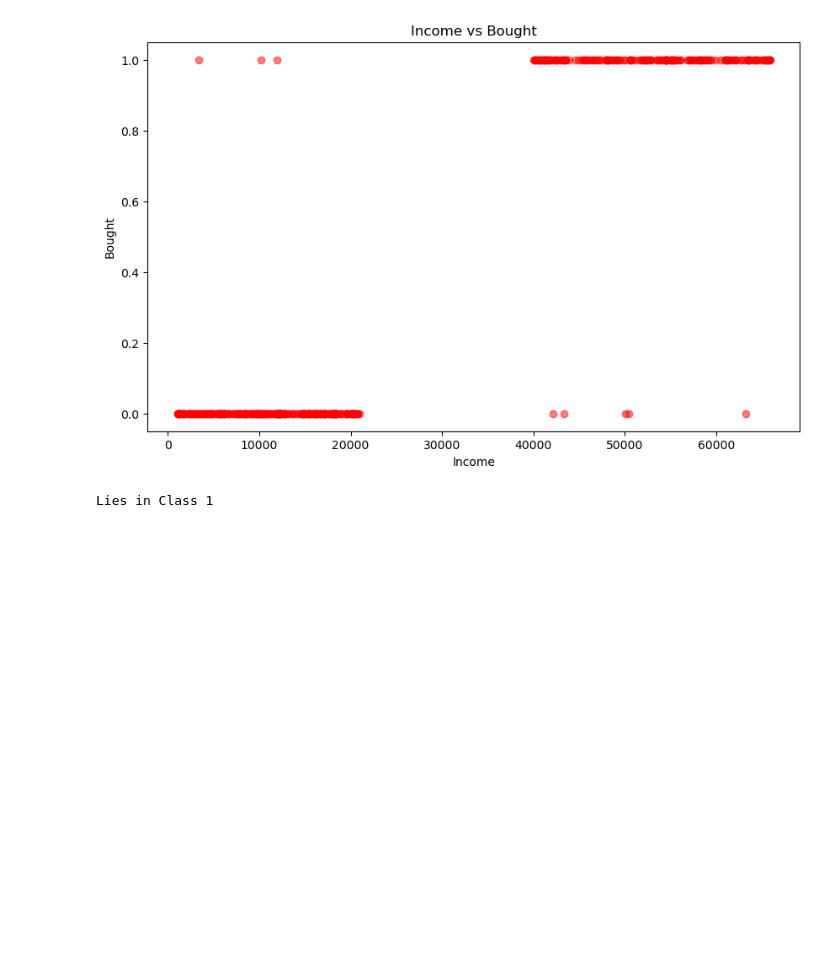
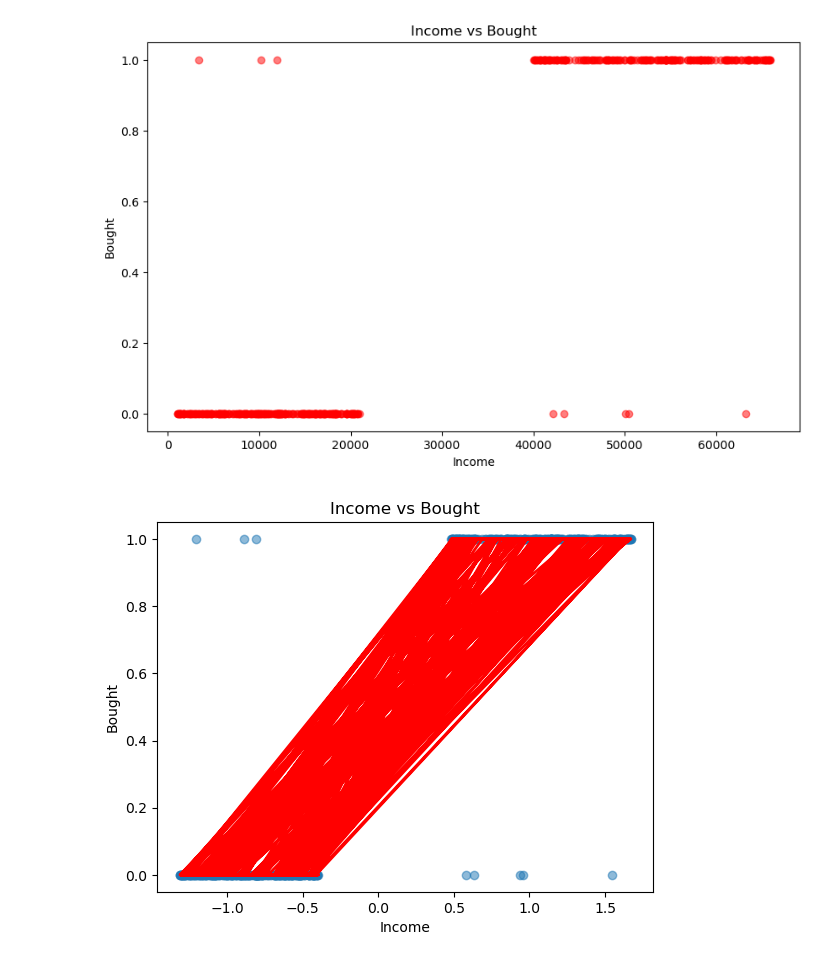
Before and after one commit to Bansnetsajak007/coreMachineLearningandDeepLearning, a Jupyter notebook: logistic_regression.ipynb, the cells around one changed output. Cells and saved outputs as stored; diff of their text form; code cells hidden in the pictures; blank space fills up the shorter version.

Commit message:
Logistic Regression From Stratch

```diff
--- a/logistic_regression.ipynb
+++ b/logistic_regression.ipynb
@@ -19,16 +19,48 @@ plt.show()
 # %% [output]
 [figure]
 # %%
-def sigmoid(z):
-    """Compute the sigmoid function."""
-    res = 1 / (1 + np.exp(-z)) # Round the result to 4 decimal places
-    res = round(res, 4)
-    return res
+X = income_data['Income'].values
+X_normalize = (X - X.mean()) / X.std()
 
-res = sigmoid(0.0023)
-if res >= 0.5:
-    print("Lies in Class 1")
-else:
-    print("Lies in Class 0")
+y = income_data['Bought'].values
-# %% [output]
-Lies in Class 1
+# %%
+alpha = 0.001
+epochs = 1000
+w1 = 0
+b = 0
+
+# optimizing the fucking parameters using GRADIENT
+for epoch in range(epochs):
+    y_pred = 1 / (1 + np.exp(-(X_normalize * w1 + b)))
+
+    # error = - (y * np.log(y_pred) + (1 - y) * np.log(1 - y_pred))
+    error = y_pred - y
+
+    #derivative of the loss function with respect to w1 and b
+    derivative_b = np.mean(error)
+    derivative_w1 = np.mean(error * X_normalize)
+
+    #update the parameters
+    #step size
+    step_size_b = alpha * derivative_b
+    step_size_w1 = alpha * derivative_w1
+
+    b = b - step_size_b
+    w1 = w1 - step_size_w1
+# %%
+def predict(X, b, w1):
+    """Make predictions using the logistic regression model."""
+    z = w1 * X + b
+    return 1 / (1 + np.exp(-z))
+
+predictions = predict(X_normalize, b, w1)
+binary_preds = (predictions > 0.5).astype(int)
+# %%
+plt.scatter(X_normalize, y, alpha=0.5)
+plt.plot(X_normalize, binary_preds, color='red', linewidth=2)
+plt.title('Income vs Bought')
+plt.xlabel('Income')
+plt.ylabel('Bought')
+plt.show()
+# %% [output]
+[figure, added]
```
Also changed, not shown: parts of 2 cells of this notebook, 1 other file.
